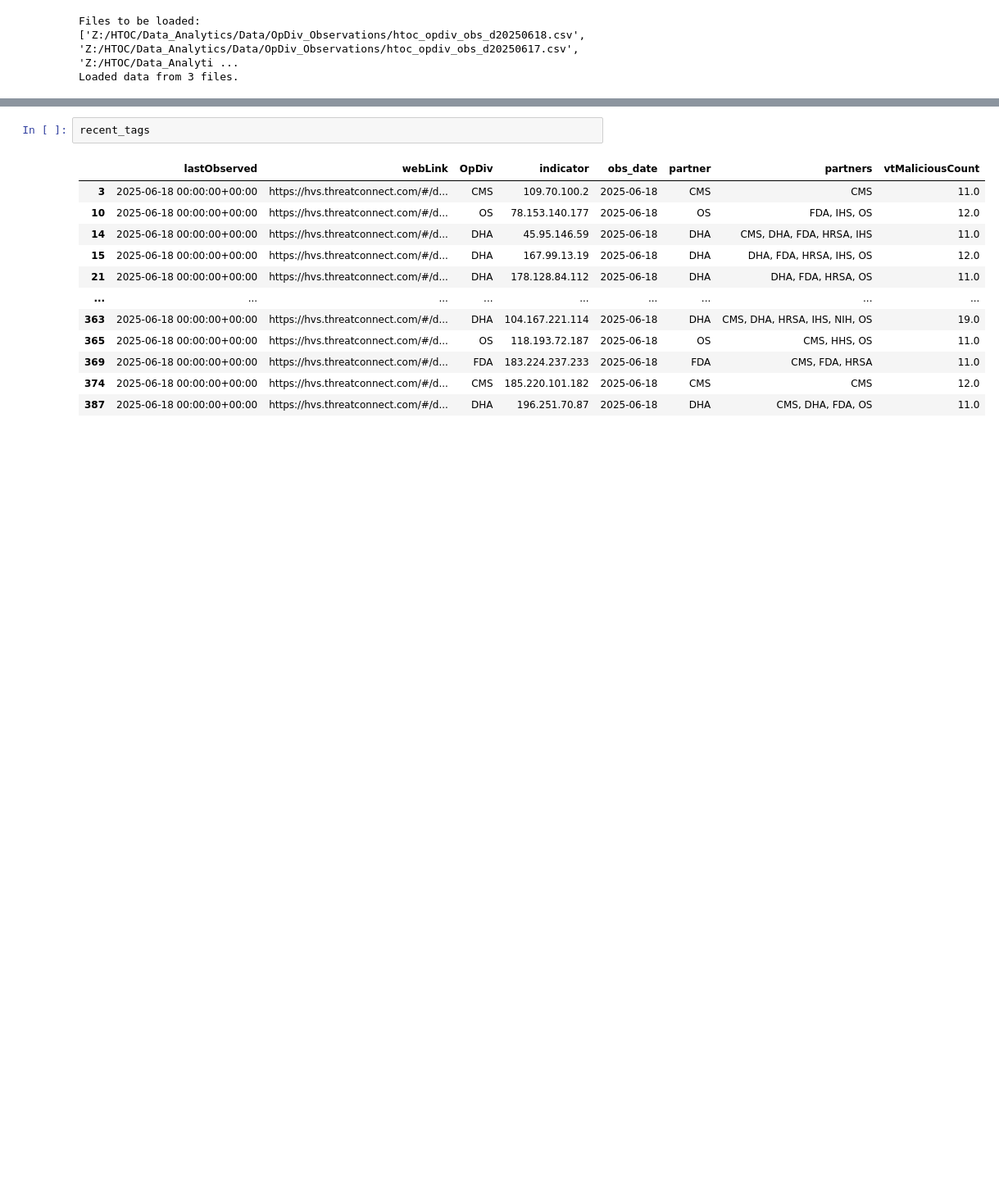
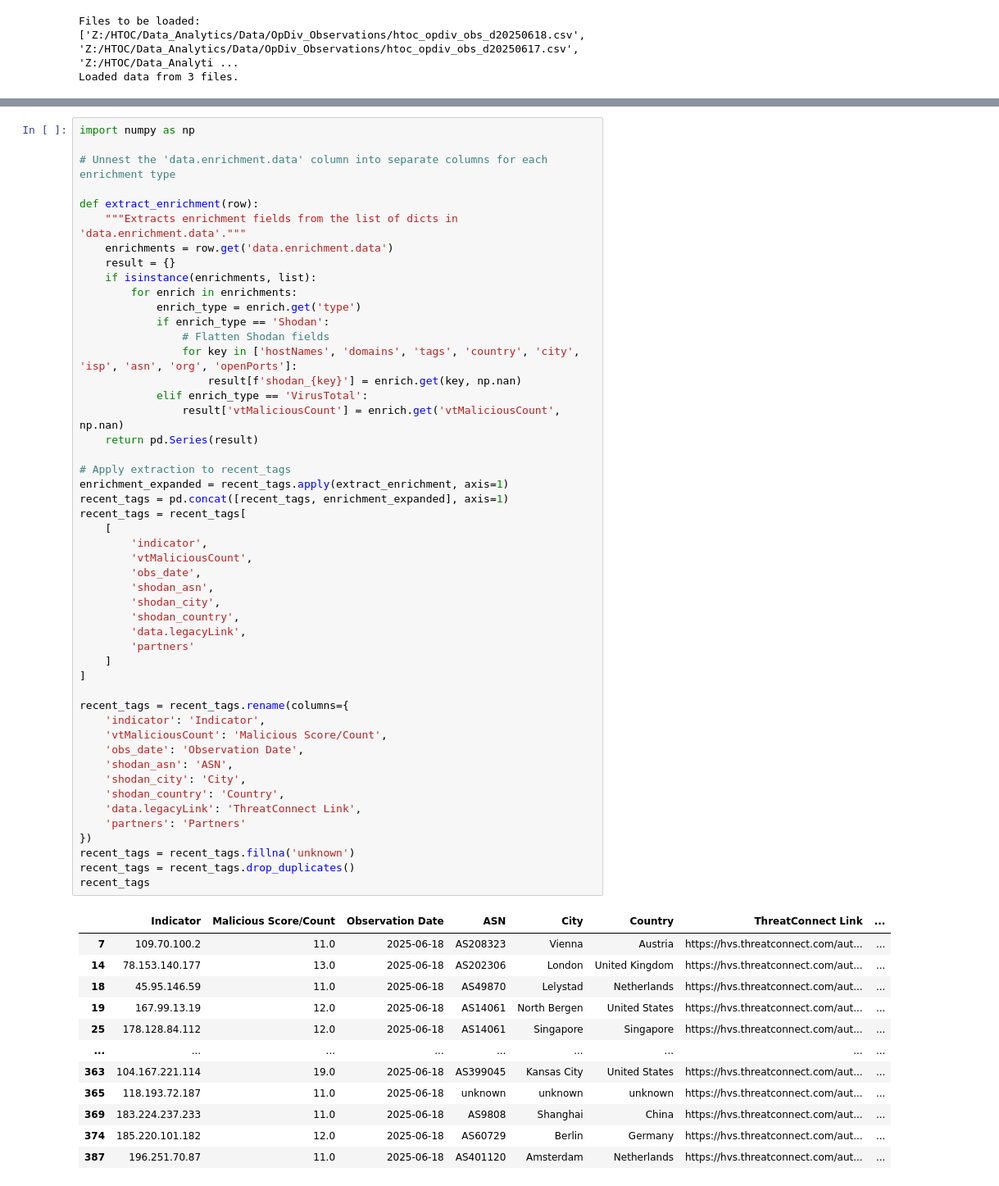
Before and after one commit to jaytlinaskew-OIS/HTOC, a Jupyter notebook: notebooks/Tipper/Bucket_I&W_Document_Generator_Optimized.ipynb, the cells around one changed output, grey strips where cells are left out. Shown at 82% size. Drawn from its saved outputs; the diff is of its cells as text; blank space fills up the shorter version.

```diff
--- a/notebooks/Tipper/Bucket_I&W_Document_Generator_Optimized.ipynb
+++ b/notebooks/Tipper/Bucket_I&W_Document_Generator_Optimized.ipynb
@@ -272,15 +282,62 @@ Successfully enriched and merged 411 indicators.
 # %%
+import numpy as np
+
+# Unnest the 'data.enrichment.data' column into separate columns for each enrichment type
+
+def extract_enrichment(row):
+    """Extracts enrichment fields from the list of dicts in 'data.enrichment.data'."""
+    enrichments = row.get('data.enrichment.data')
+    result = {}
+    if isinstance(enrichments, list):
+        for enrich in enrichments:
+            enrich_type = enrich.get('type')
+            if enrich_type == 'Shodan':
+                # Flatten Shodan fields
+                for key in ['hostNames', 'domains', 'tags', 'country', 'city', 'isp', 'asn', 'org', 'openPorts']:
+                    result[f'shodan_{key}'] = enrich.get(key, np.nan)
+            elif enrich_type == 'VirusTotal':
+                result['vtMaliciousCount'] = enrich.get('vtMaliciousCount', np.nan)
+    return pd.Series(result)
+
+# Apply extraction to recent_tags
+enrichment_expanded = recent_tags.apply(extract_enrichment, axis=1)
+recent_tags = pd.concat([recent_tags, enrichment_expanded], axis=1)
+recent_tags = recent_tags[
+    [
+        'indicator',
+        'vtMaliciousCount',
+        'obs_date',
+        'shodan_asn',
+        'shodan_city',
+        'shodan_country',
+        'data.legacyLink',
+        'partners'
+    ]
+]
+
+recent_tags = recent_tags.rename(columns={
+    'indicator': 'Indicator',
+    'vtMaliciousCount': 'Malicious Score/Count',
+    'obs_date': 'Observation Date',
+    'shodan_asn': 'ASN',
+    'shodan_city': 'City',
+    'shodan_country': 'Country',
+    'data.legacyLink': 'ThreatConnect Link',
+    'partners': 'Partners'
+})
+recent_tags = recent_tags.fillna('unknown')
+recent_tags = recent_tags.drop_duplicates()
 recent_tags
 # %% [output]
-|  | lastObserved | webLink | OpDiv | indicator | obs_date | partner | partners | vtMaliciousCount |
-| 3 | 2025-06-18 00:00:00+00:00 | https://hvs.threatconnect.com/#/d... | CMS | 109.70.100.2 | 2025-06-18 | CMS | CMS | 11.0 |
-| 10 | 2025-06-18 00:00:00+00:00 | https://hvs.threatconnect.com/#/d... | OS | 78.153.140.177 | 2025-06-18 | OS | FDA, IHS, OS | 12.0 |
-| 14 | 2025-06-18 00:00:00+00:00 | https://hvs.threatconnect.com/#/d... | DHA | 45.95.146.59 | 2025-06-18 | DHA | CMS, DHA, FDA, HRSA, IHS | 11.0 |
-| 15 | 2025-06-18 00:00:00+00:00 | https://hvs.threatconnect.com/#/d... | DHA | 167.99.13.19 | 2025-06-18 | DHA | DHA, FDA, HRSA, IHS, OS | 12.0 |
-| 21 | 2025-06-18 00:00:00+00:00 | https://hvs.threatconnect.com/#/d... | DHA | 178.128.84.112 | 2025-06-18 | DHA | DHA, FDA, HRSA, OS | 11.0 |
+|  | Indicator | Malicious Score/Count | Observation Date | ASN | City | Country | ThreatConnect Link | ... |
+| 7 | 109.70.100.2 | 11.0 | 2025-06-18 | AS208323 | Vienna | Austria | https://hvs.threatconnect.com/aut... | ... |
+| 14 | 78.153.140.177 | 13.0 | 2025-06-18 | AS202306 | London | United Kingdom | https://hvs.threatconnect.com/aut... | ... |
+| 18 | 45.95.146.59 | 11.0 | 2025-06-18 | AS49870 | Lelystad | Netherlands | https://hvs.threatconnect.com/aut... | ... |
+| 19 | 167.99.13.19 | 12.0 | 2025-06-18 | AS14061 | North Bergen | United States | https://hvs.threatconnect.com/aut... | ... |
+| 25 | 178.128.84.112 | 12.0 | 2025-06-18 | AS14061 | Singapore | Singapore | https://hvs.threatconnect.com/aut... | ... |
 | ... | ... | ... | ... | ... | ... | ... | ... | ... |
-| 363 | 2025-06-18 00:00:00+00:00 | https://hvs.threatconnect.com/#/d... | DHA | 104.167.221.114 | 2025-06-18 | DHA | CMS, DHA, HRSA, IHS, NIH, OS | 19.0 |
-| 365 | 2025-06-18 00:00:00+00:00 | https://hvs.threatconnect.com/#/d... | OS | 118.193.72.187 | 2025-06-18 | OS | CMS, HHS, OS | 11.0 |
-| 369 | 2025-06-18 00:00:00+00:00 | https://hvs.threatconnect.com/#/d... | FDA | 183.224.237.233 | 2025-06-18 | FDA | CMS, FDA, HRSA | 11.0 |
-| 374 | 2025-06-18 00:00:00+00:00 | https://hvs.threatconnect.com/#/d... | CMS | 185.220.101.182 | 2025-06-18 | CMS | CMS | 12.0 |
-| 387 | 2025-06-18 00:00:00+00:00 | https://hvs.threatconnect.com/#/d... | DHA | 196.251.70.87 | 2025-06-18 | DHA | CMS, DHA, FDA, OS | 11.0 |
+| 363 | 104.167.221.114 | 19.0 | 2025-06-18 | AS399045 | Kansas City | United States | https://hvs.threatconnect.com/aut... | ... |
+| 365 | 118.193.72.187 | 11.0 | 2025-06-18 | unknown | unknown | unknown | https://hvs.threatconnect.com/aut... | ... |
+| 369 | 183.224.237.233 | 11.0 | 2025-06-18 | AS9808 | Shanghai | China | https://hvs.threatconnect.com/aut... | ... |
+| 374 | 185.220.101.182 | 12.0 | 2025-06-18 | AS60729 | Berlin | Germany | https://hvs.threatconnect.com/aut... | ... |
+| 387 | 196.251.70.87 | 11.0 | 2025-06-18 | AS401120 | Amsterdam | Netherlands | https://hvs.threatconnect.com/aut... | ... |
```
Also changed, not shown: parts of 4 cells of this notebook, 3 other files.
